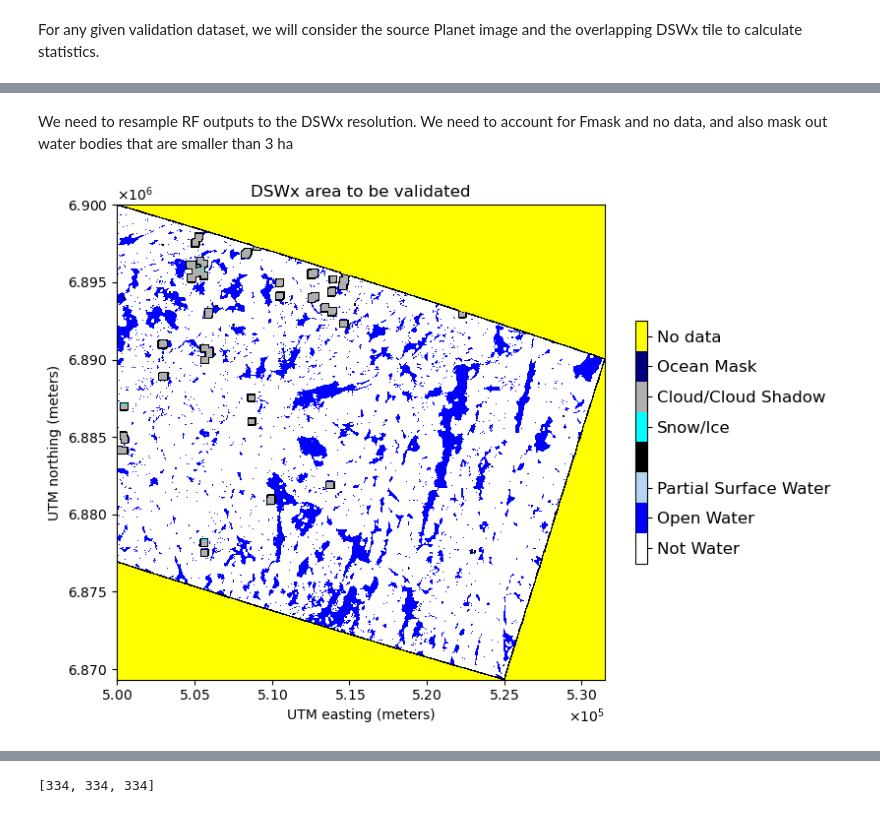
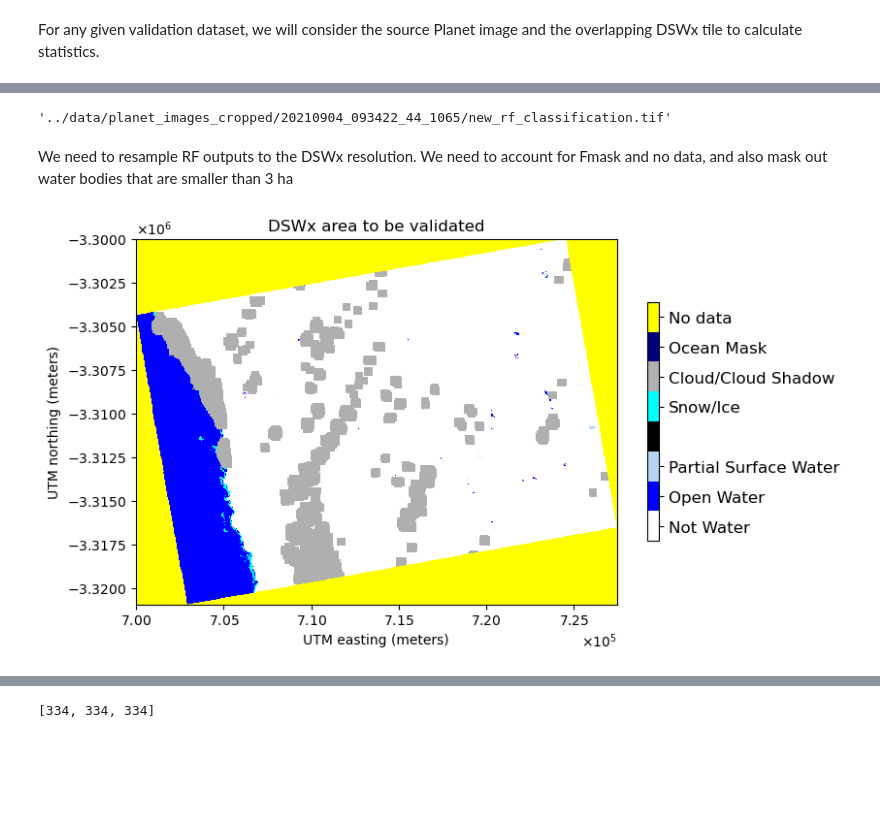
Before and after one commit to OPERA-Cal-Val/DSWx-expanding-validation-dataset, a Jupyter notebook: notebooks/3a-Recalculate-validation-metrics.ipynb, the cells around one changed output, grey strips where cells are left out. Saved outputs shown, nothing was run; the diff lists cells and outputs as text; code cells hidden in the pictures; blank space fills up the shorter version.

```diff
--- a/notebooks/3a-Recalculate-validation-metrics.ipynb
+++ b/notebooks/3a-Recalculate-validation-metrics.ipynb
@@ -50,7 +50,7 @@ CONFIDENCE_CLASSES = []#[0, 1, 2, 3] # Confidence classes to be included (if emp
 DOWNSAMPLE_BOTH_DS_TO_3_HA = False # downsample both datasets to 3 ha
 USE_AEROSOL_MASK = False
 NUMBER_OF_RANDOM_SAMPLES = 100
-PLANET_ID = "20211022_175213_55_2440"
+PLANET_ID = "20210904_093422_44_1065"
 # %% [markdown]
 For any given validation dataset, we will consider the source Planet image and the overlapping DSWx tile to calculate statistics.
 # %%
@@ -73,3 +81,7 @@ val_files = row['val_files'].values[0].split()[0]
+# %%
+classification_filename
+# %% [output]
+'../data/planet_images_cropped/20210904_093422_44_1065/new_rf_classification.tif'
 # %%
 df = pd.read_csv('../data/metrics.csv')
 row = df[df['planet_id'] == PLANET_ID]
@@ -105,22 +117,22 @@ mask_ = val_img != val_profile['nodata']
 shapes = features.shapes(mask_.astype(np.uint8), mask=mask_, transform=val_profile['transform'])
 val_gdf = gpd.GeoDataFrame(geometry=[unary_union([Polygon(s[0]['coordinates'][0]) for s in shapes]).buffer(1e-5)], crs=val_crs)
 # %%
-with rasterio.open(fmask_file) as ds:
-    X_fmask = ds.read(1)
-    p_fmask = ds.profile
+# with rasterio.open(fmask_file) as ds:
+#     X_fmask = ds.read(1)
+#     p_fmask = ds.profile
 
-# with rasterio.open(conf_file) as ds:
-#     X_conf = ds.read(1)
-#     p_conf = ds.profile
+# # with rasterio.open(conf_file) as ds:
+# #     X_conf = ds.read(1)
+# #     p_conf = ds.profile
 
-# Generate masks to block out regions over which we do not compare DSWx/RF outputs
-# 224 is the ocean mask class
-X_224 = (X_fmask == 224)
+# # Generate masks to block out regions over which we do not compare DSWx/RF outputs
+# # 224 is the ocean mask class
+# X_224 = (X_fmask == 224)
 
-# 160 is ??
-X_160 = (X_fmask == 160)
+# # 160 is ??
+# X_160 = (X_fmask == 160)
 
-X_aerosol = X_224 | X_160
+# X_aerosol = X_224 | X_160
 # %%
 # shape to extract overlap window between dswx and validation
 intersection_shape = gpd.GeoDataFrame(geometry = [val_gdf.to_crs(dswx_crs).iloc[0].geometry.intersection(dswx_gdf.iloc[0].geometry)], crs=dswx_crs)
@@ -132,35 +144,35 @@ with rasterio.open(dswx_file) as ds:
     colormap = ds.colormap(1)
 
 fig, ax = plt.subplots(1, 1, figsize=(8, 8))
 
 # setting up the colormap/colorbar
 colormap.update({255:(255, 255, 0, 255)}) # set "no data" as 'yellow' in RGBA format
 cmap = ListedColormap([np.array(colormap[key]) / 255 for key in range(256)])
 bounds =  [0, 1, 2, 3, 251, 252, 253, 254, 255]
 norm = colors.BoundaryNorm(bounds, cmap.N)
 
 ax.set_title("DSWx area to be validated")
 ax.set_xlabel('UTM easting (meters)')
 ax.set_ylabel('UTM northing (meters)')
 ax.ticklabel_format(axis='both', style='scientific',scilimits=(0,0),useOffset=False,useMathText=True)
 
 # display image
-im = show(X_dswx, transform = dswx_profile['transform'], cmap=cmap, vmin=0, vmax=255, ax=ax)
+im = show(X_dswx, transform = dswx_profile['transform'], cmap=cmap, vmin=0, vmax=255, ax=ax, interpolation='none')
 im_dswx = im.get_images()[0]
 
 # draw colorbar
 cbar=fig.colorbar(im_dswx, ax=ax, shrink=0.4, boundaries=bounds, cmap=cmap, ticks=[0.5, 1.5, 2.5, 251.5, 252.5, 253.5, 254.5])
 cbar.set_ticklabels(['Not Water', 'Open Water','Partial Surface Water','Snow/Ice','Cloud/Cloud Shadow', 'Ocean Mask', 'No data'],fontsize=12)
 
 # update profile associated with DSWx tile to account for cropped window
 X_dswx_out_meta.update({"driver": "GTiff",
                  "height": X_dswx.shape[1],
                  "width": X_dswx.shape[2],
                  "transform": X_dswx_out_transform})
 
 X_dswx = np.squeeze(X_dswx)
 # %% [output]
-[figure, old version]
+[figure, new version]
 # %%
 shared_mask = ~np.isin(X_dswx, [0, 1, 2])
 
```
Also changed, not shown: parts of 33 cells of this notebook.
